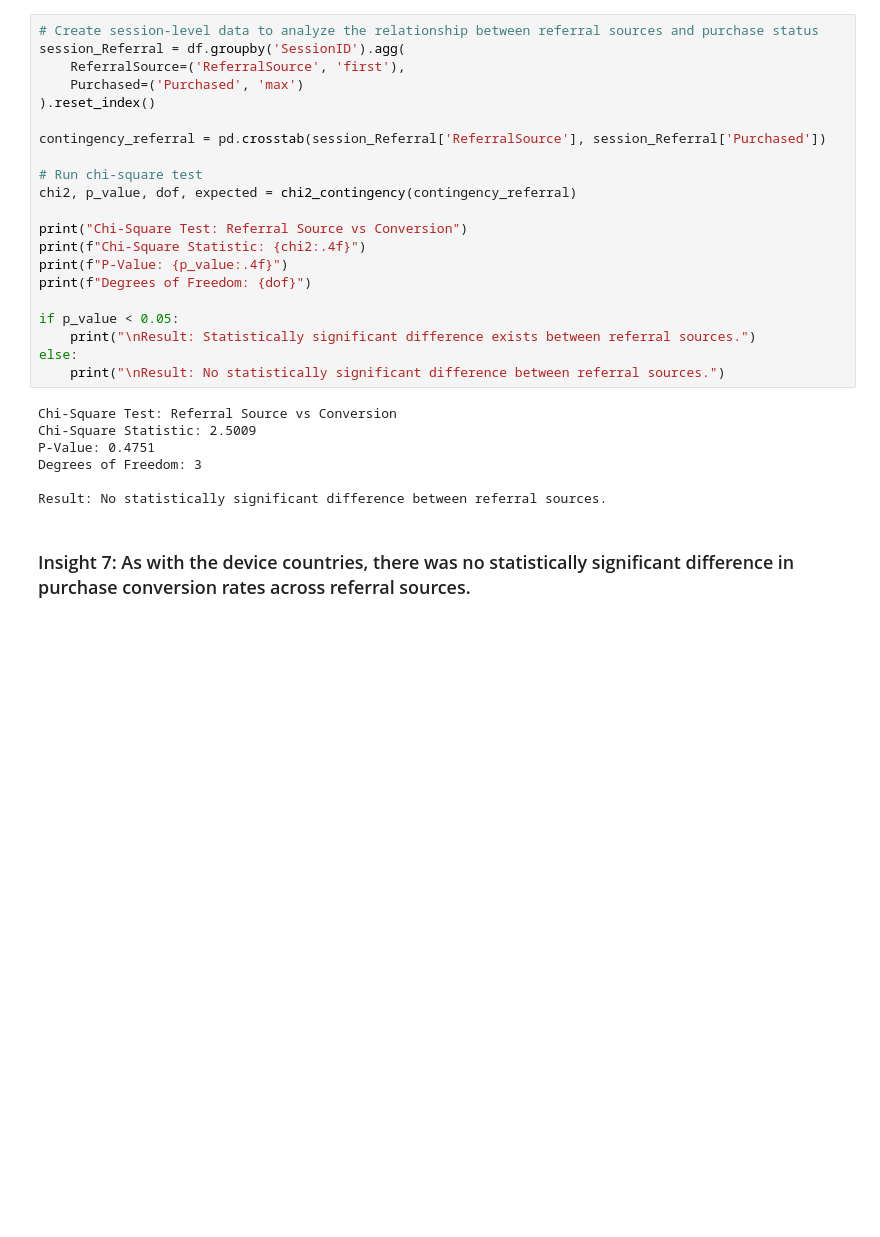
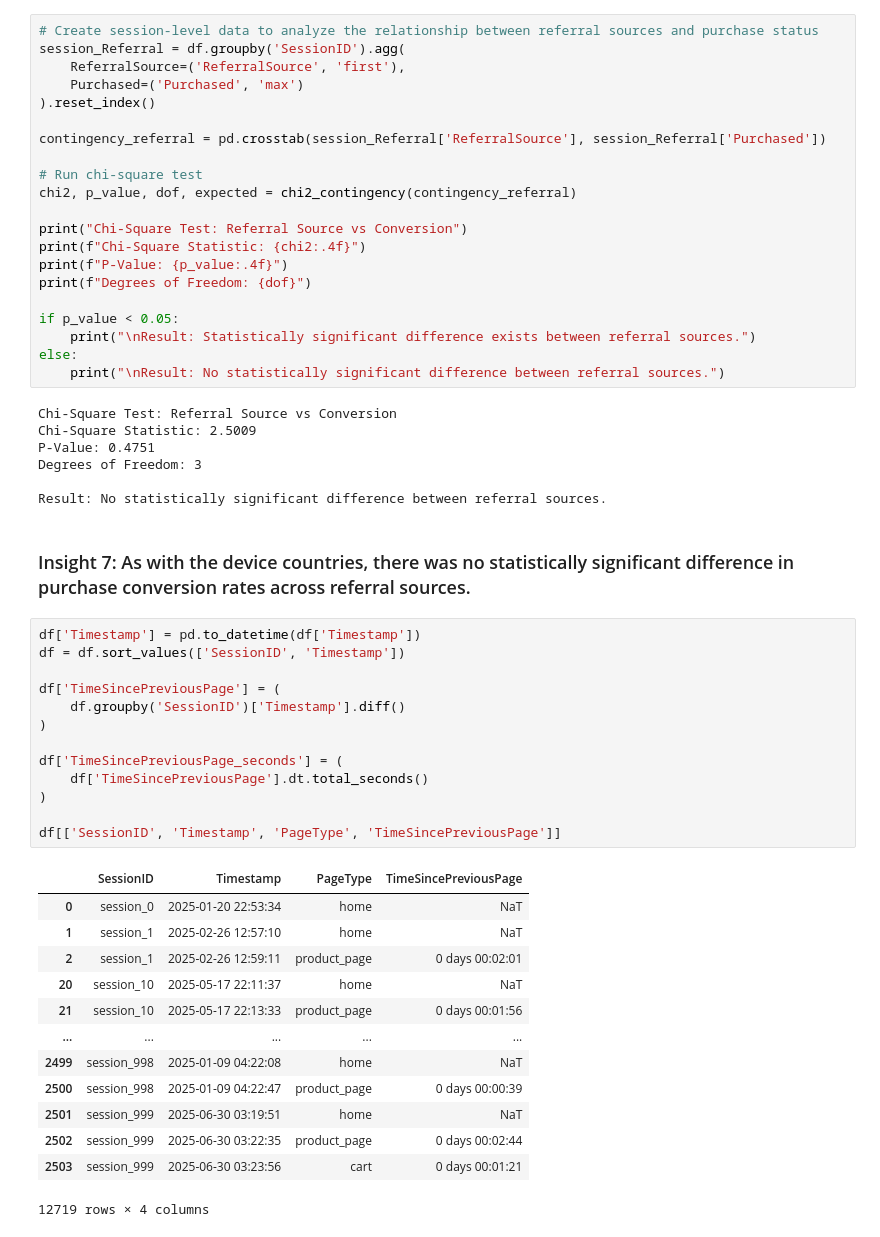
Before and after one commit to RondinellyOliveira/Funnel-Drop, a Jupyter notebook: Funnel_drop_analysis.ipynb, the cells around one changed output. Cells and saved outputs as stored; diff of their text form; blank space fills up the shorter version.

```diff
--- a/Funnel_drop_analysis.ipynb
+++ b/Funnel_drop_analysis.ipynb
@@ -854,3 +854,30 @@ Degrees of Freedom: 3
 Result: No statistically significant difference between referral sources.
 # %% [markdown]
 ### Insight 7: As with the device countries, there was no statistically significant difference in purchase conversion rates across referral sources.
+# %%
+df['Timestamp'] = pd.to_datetime(df['Timestamp'])
+df = df.sort_values(['SessionID', 'Timestamp'])
+
+df['TimeSincePreviousPage'] = (
+    df.groupby('SessionID')['Timestamp'].diff()
+)
+
+df['TimeSincePreviousPage_seconds'] = (
+    df['TimeSincePreviousPage'].dt.total_seconds()
+)
+
+df[['SessionID', 'Timestamp', 'PageType', 'TimeSincePreviousPage']]
+# %% [output]
+|  | SessionID | Timestamp | PageType | TimeSincePreviousPage |
+| 0 | session_0 | 2025-01-20 22:53:34 | home | NaT |
+| 1 | session_1 | 2025-02-26 12:57:10 | home | NaT |
+| 2 | session_1 | 2025-02-26 12:59:11 | product_page | 0 days 00:02:01 |
+| 20 | session_10 | 2025-05-17 22:11:37 | home | NaT |
+| 21 | session_10 | 2025-05-17 22:13:33 | product_page | 0 days 00:01:56 |
+| ... | ... | ... | ... | ... |
+| 2499 | session_998 | 2025-01-09 04:22:08 | home | NaT |
+| 2500 | session_998 | 2025-01-09 04:22:47 | product_page | 0 days 00:00:39 |
+| 2501 | session_999 | 2025-06-30 03:19:51 | home | NaT |
+| 2502 | session_999 | 2025-06-30 03:22:35 | product_page | 0 days 00:02:44 |
+| 2503 | session_999 | 2025-06-30 03:23:56 | cart | 0 days 00:01:21 |
+12719 rows × 4 columns
```
Also changed, not shown: 1 other file.
